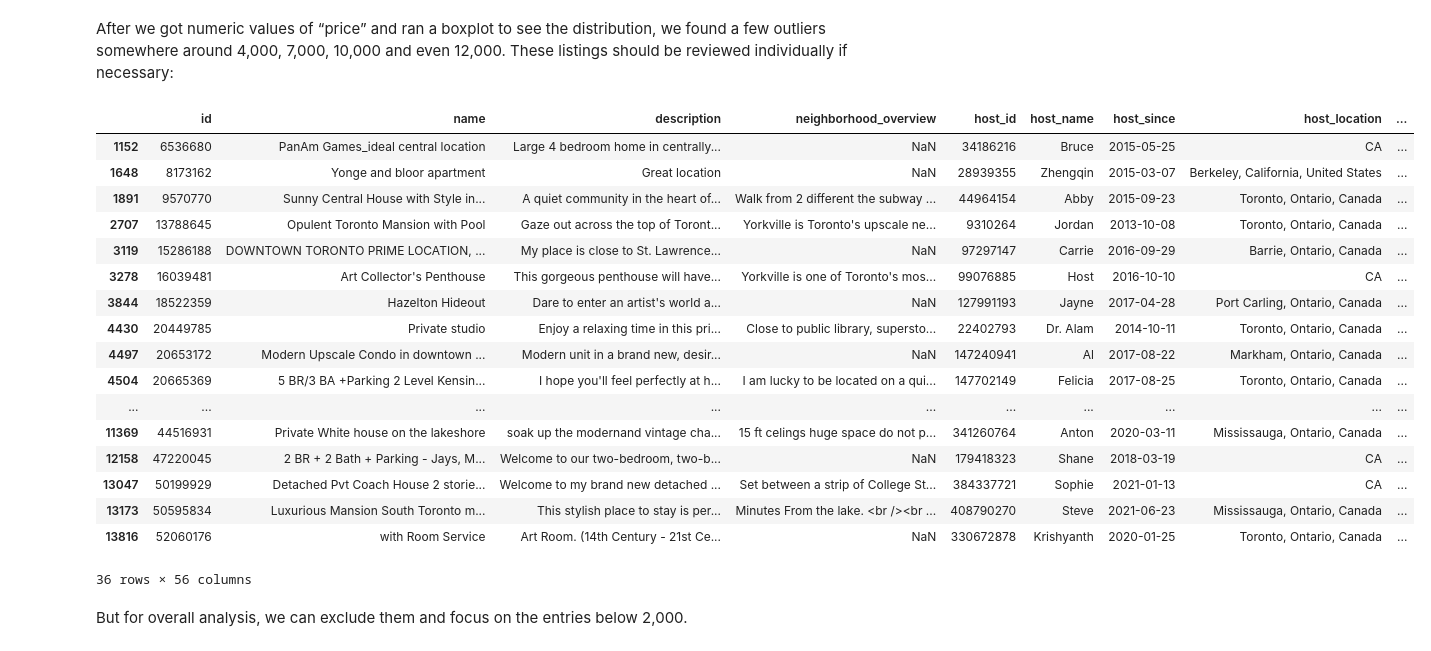
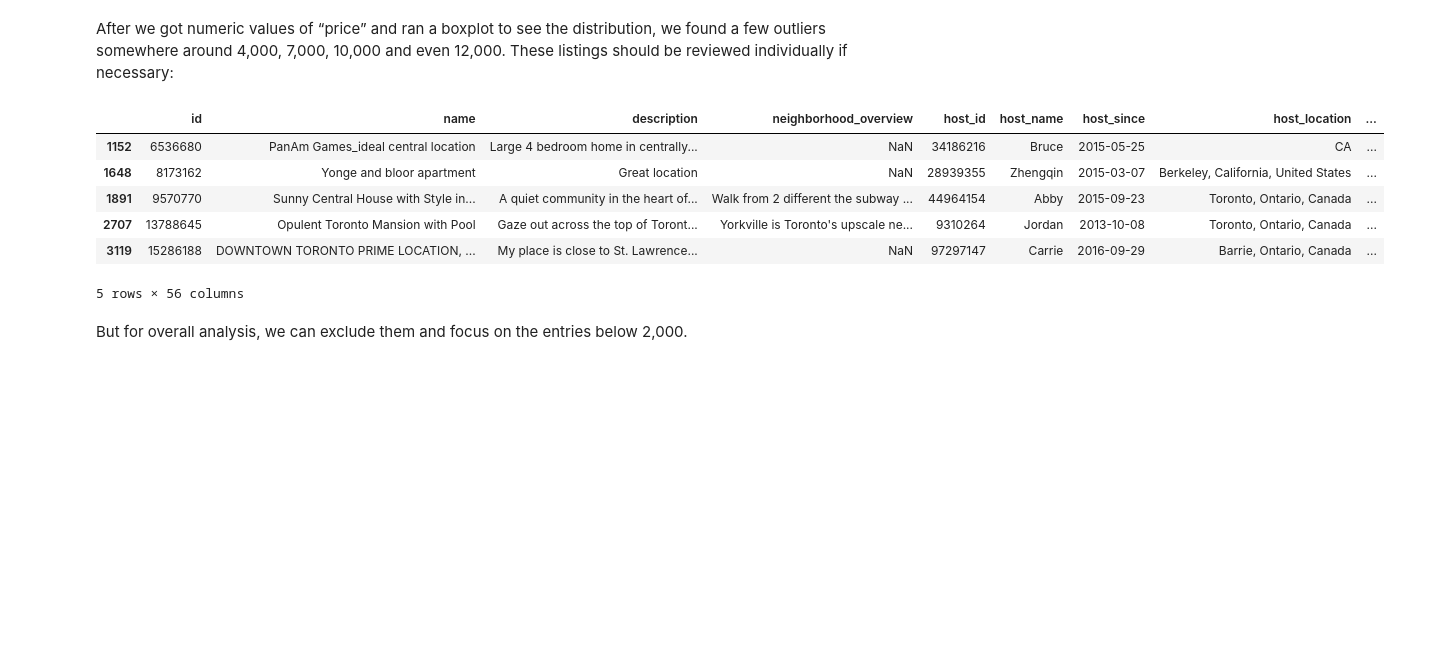
Before and after one commit to dailyLi/airbnb_da, a Jupyter notebook: airbnb_da.ipynb, the cells around one changed output. Saved outputs shown, nothing was run; the diff lists cells and outputs as text; code cells hidden in the pictures; blank space fills up the shorter version.

```diff
--- a/airbnb_da.ipynb
+++ b/airbnb_da.ipynb
@@ -141,10 +137,11 @@ data_cleaned_1
 # %% [markdown]
 E.g. The “price” attribute comes as daily price in local currency, which is string that has “$” and “,”, not numeric data. So we need to convert “price” into float.
 # %%
-data_cleaned_1["price"] = data_cleaned_1["price"].apply(lambda x: x.replace('$', '').replace(',', '')
+data_cleaned_1.loc[:, "price"] = data_cleaned_1["price"].apply(lambda x: x.replace('$', '').replace(',', '')
                                 if isinstance(x, str) else x).astype(float)
-
-data_cleaned_1["price"]
+data_cleaned_1.loc[:, "host_response_rate"] = data_cleaned_1["host_response_rate"].str.strip("%").astype(float)
+data_cleaned_1.loc[:, "host_acceptance_rate"] = data_cleaned_1["host_acceptance_rate"].str.strip("%").astype(float)
+data_cleaned_1[["price", "host_response_rate", "host_acceptance_rate"]]
 # %% [output]
 A value is trying to be set on a copy of a slice from a DataFrame.
 Try using .loc[row_indexer,col_indexer] = value instead
@@ -166,3 +163,0 @@ Name: price, Length: 15435, dtype: float64
-# %%
-data_cleaned_1["host_response_rate"] = data_cleaned_1["host_response_rate"].str.strip("%").astype(float)
-data_cleaned_1["host_response_rate"]
@@ -187,3 +163,0 @@ Name: host_response_rate, Length: 15435, dtype: float64
-# %%
-data_cleaned_1["host_acceptance_rate"] = data_cleaned_1["host_acceptance_rate"].str.strip("%").astype(float)
-data_cleaned_1["host_acceptance_rate"]
@@ -239,26 +195,15 @@ sns.boxplot(x = data_cleaned_1["price"])
 After we got numeric values of “price” and ran a boxplot to see the distribution, we found a few outliers somewhere around 4,000, 7,000, 10,000 and even 12,000. These listings should be reviewed individually if necessary:
 # %%
 over_2000 = data_cleaned_1[data_cleaned_1["price"]>2000]
-over_2000
+over_2000.head()
 # %% [output]
 |  | id | name | description | neighborhood_overview | host_id | host_name | host_since | host_location | ... |
 | 1152 | 6536680 | PanAm Games_ideal central location | Large 4 bedroom home in centrally... | NaN | 34186216 | Bruce | 2015-05-25 | CA | ... |
 | 1648 | 8173162 | Yonge and bloor apartment | Great location | NaN | 28939355 | Zhengqin | 2015-03-07 | Berkeley, California, United States | ... |
 | 1891 | 9570770 | Sunny Central House with Style in... | A quiet community in the heart of... | Walk from 2 different the subway ... | 44964154 | Abby | 2015-09-23 | Toronto, Ontario, Canada | ... |
 | 2707 | 13788645 | Opulent Toronto Mansion with Pool | Gaze out across the top of Toront... | Yorkville is Toronto's upscale ne... | 9310264 | Jordan | 2013-10-08 | Toronto, Ontario, Canada | ... |
 | 3119 | 15286188 | DOWNTOWN TORONTO PRIME LOCATION, ... | My place is close to St. Lawrence... | NaN | 97297147 | Carrie | 2016-09-29 | Barrie, Ontario, Canada | ... |
-| 3278 | 16039481 | Art Collector's Penthouse | This gorgeous penthouse will have... | Yorkville is one of Toronto's mos... | 99076885 | Host | 2016-10-10 | CA | ... |
-| 3844 | 18522359 | Hazelton Hideout | Dare to enter an artist's world a... | NaN | 127991193 | Jayne | 2017-04-28 | Port Carling, Ontario, Canada | ... |
-| 4430 | 20449785 | Private studio | Enjoy a relaxing time in this pri... | Close to public library, supersto... | 22402793 | Dr. Alam | 2014-10-11 | Toronto, Ontario, Canada | ... |
-| 4497 | 20653172 | Modern Upscale Condo in downtown ... | Modern unit in a brand new, desir... | NaN | 147240941 | Al | 2017-08-22 | Markham, Ontario, Canada | ... |
-| 4504 | 20665369 | 5 BR/3 BA +Parking 2 Level Kensin... | I hope you'll feel perfectly at h... | I am lucky to be located on a qui... | 147702149 | Felicia | 2017-08-25 | Toronto, Ontario, Canada | ... |
-| ... | ... | ... | ... | ... | ... | ... | ... | ... | ... |
-| 11369 | 44516931 | Private White house on the lakeshore | soak up the modernand vintage cha... | 15 ft celings huge space do not p... | 341260764 | Anton | 2020-03-11 | Mississauga, Ontario, Canada | ... |
-| 12158 | 47220045 | 2 BR + 2 Bath + Parking - Jays, M... | Welcome to our two-bedroom, two-b... | NaN | 179418323 | Shane | 2018-03-19 | CA | ... |
-| 13047 | 50199929 | Detached Pvt Coach House 2 storie... | Welcome to my brand new detached ... | Set between a strip of College St... | 384337721 | Sophie | 2021-01-13 | CA | ... |
-| 13173 | 50595834 | Luxurious Mansion South Toronto m... | This stylish place to stay is per... | Minutes From the lake. <br /><br ... | 408790270 | Steve | 2021-06-23 | Mississauga, Ontario, Canada | ... |
-| 13816 | 52060176 | with Room Service | Art Room. (14th Century - 21st Ce... | NaN | 330672878 | Krishyanth | 2020-01-25 | Toronto, Ontario, Canada | ... |
-36 rows × 56 columns
+5 rows × 56 columns
 # %% [markdown]
 But for overall analysis, we can exclude them and focus on the entries below 2,000.
 # %%
```
Also changed, not shown: parts of 18 cells of this notebook.
